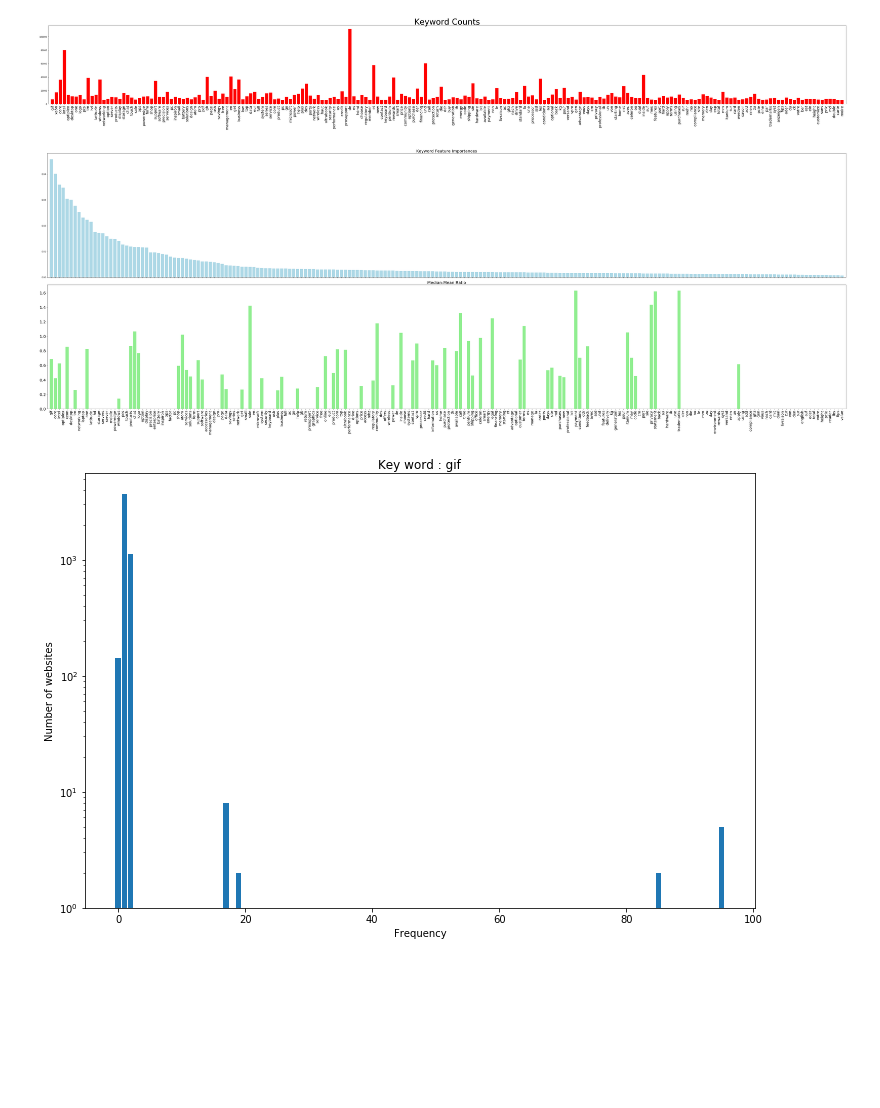
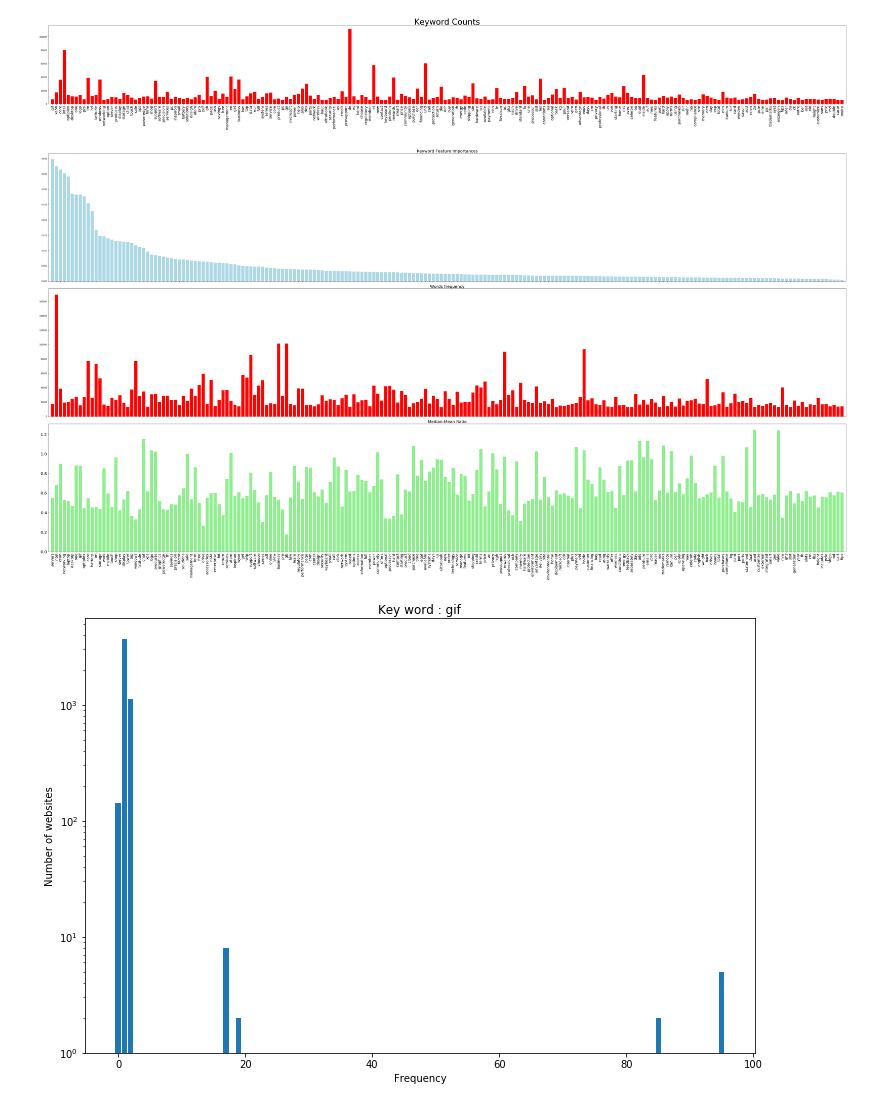
Before and after one commit to lorian/website-tags, a Jupyter notebook: SupervisedLearning_RandomForest.ipynb, the cells around one changed output. Saved outputs shown, nothing was run; the diff lists cells and outputs as text; code cells hidden in the pictures; blank space fills up the shorter version.

Commit message:
get the remove word list by counting the median : mean

```diff
--- a/SupervisedLearning_RandomForest.ipynb
+++ b/SupervisedLearning_RandomForest.ipynb
@@ -77,8 +77,8 @@ plt.show()
 # %%
-words_median = np.median(df.iloc[:,2:],axis=0).astype(float)
+words_median = np.median(df.iloc[:,2:]+2,axis=0).astype(float)
 #words_median[words_median==0]=0.01
 
-words_mean = np.mean(df.iloc[:,2:],axis=0)
+words_mean = np.mean(df.iloc[:,2:]+2,axis=0)
 median_over_mean = words_median/words_mean
 # %%
 fig=plt.figure(figsize=(56,8))
@@ -91,19 +91,21 @@ plt.show()
 # %% [output]
 [figure]
 # %%
-fig, ax = plt.subplots(nrows=2,ncols=1, figsize=(56,20),sharex=True)
+fig, ax = plt.subplots(nrows=3,ncols=1, figsize=(56,30),sharex=True)
 ax[0].bar(range(len(df.columns[2:][:tmp])),importances[indices][:tmp],color='lightblue',align='center')
 ax[0].set_title('Keyword Feature Importances', fontsize=20)
-ax[1].set_title('Median:Mean Ratio',fontsize=20)
-ax[1].bar(range(len(df.columns[2:][:tmp])),median_over_mean[indices][:tmp],color='lightgreen',align='center')
+ax[1].bar(range(len(df.columns[2:][:tmp])),words_count[indices][:tmp],color='red',align='center')
+ax[1].set_title('Words frequency', fontsize=20)
+ax[2].set_title('Median:Mean Ratio',fontsize=20)
+ax[2].bar(range(len(df.columns[2:][:tmp])),median_over_mean[indices][:tmp],color='lightgreen',align='center')
 plt.xticks(range(len(df.columns[2:][:tmp])),np.array(df.columns[2:])[indices][:tmp],rotation=90,fontsize=18)
 plt.tight_layout()
 plt.xlim(-1,tmp)
 plt.yticks(fontsize=20)
 
 plt.show()
 # %% [output]
-[figure, old version]
+[figure, new version]
 # %%
 def plot_cumulative_distribution(dataframe, keyword):
     wordfrequency,infilerequency=np.unique(dataframe.loc[:,keyword].values,return_counts=True)
```
Also changed, not shown: parts of 6 cells of this notebook, 1 other file.
